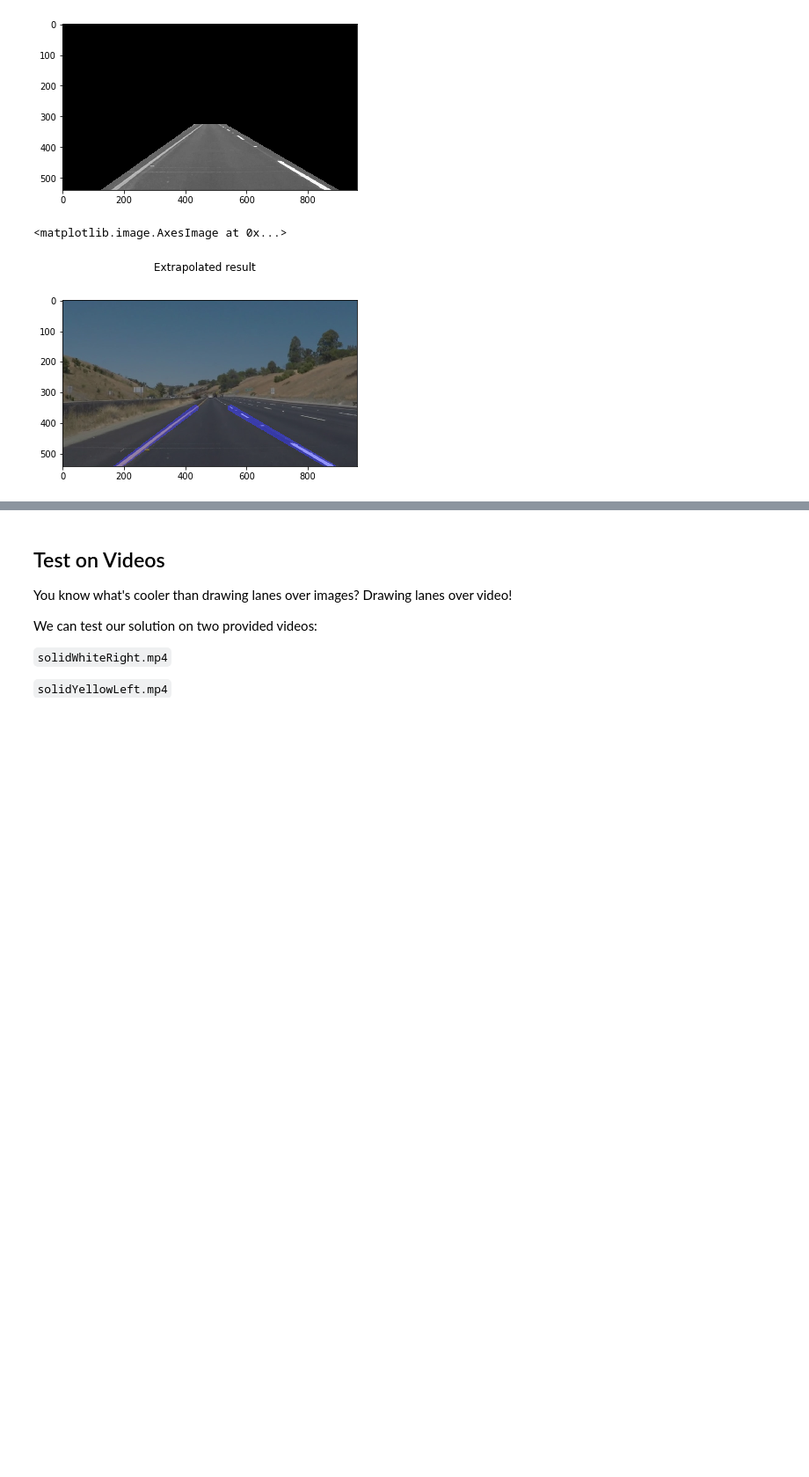
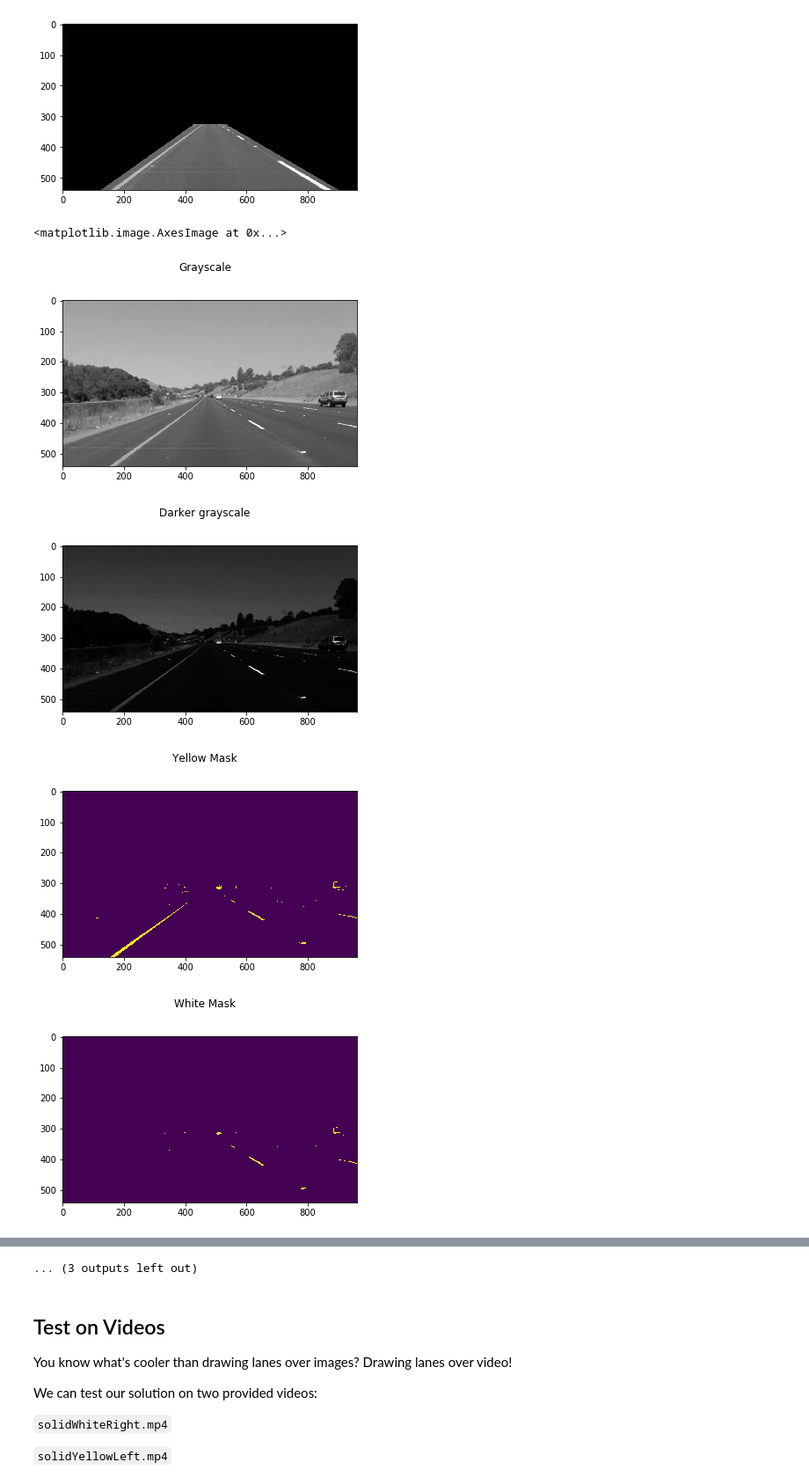
Before and after one commit to hlfshell/Udacity-CarND-LaneLines-P1, a Jupyter notebook: P1.ipynb, the cells around one changed output, grey strips where cells are left out. Shown: that part at 88% size. Cells and saved outputs as stored; diff of their text form; code cells hidden in the pictures; blank space fills up the shorter version.

```diff
--- a/P1.ipynb
+++ b/P1.ipynb
@@ -222,20 +222,13 @@ def partition(image, area, debug=False):
         plt.imshow(mask, cmap='gray')
 
     return mask
-# %%
-def prepare_image(image, debug=False):
-    # turn to grayscale
-    gray = cv2.cvtColor(image, cv2.COLOR_RGB2GRAY)
-    if debug:
-        plt.figure()
-        plt.suptitle("Grayscale")
-        plt.imshow(gray, cmap='gray')
-
-    # blur (gaussian)
-    blurred = cv2.GaussianBlur(gray, (5, 5), 0)
-    if debug:
-        plt.figure()
-        plt.suptitle("Gaussian Blur")
-        plt.imshow(blurred, cmap='gray')
-
-    return blurred
+# %%
+#This was found on StackOverflow, available here:
+# https://stackoverflow.com/questions/33322488/how-to-change-image-illumination-in-opencv-python
+def adjust_gamma(image, gamma=1.0):
+
+   invGamma = 1.0 / gamma
+   table = np.array([((i / 255.0) ** invGamma) * 255
+      for i in np.arange(0, 256)]).astype("uint8")
+
+   return cv2.LUT(image, table)
@@ -359,8 +360,8 @@ def extrapolate_lane_lines(hough_lines, previous_history=None):
 #Takes an image
 #Returns
 #arr of line objects from hough fnc, mask image,overlayed image
-def get_hough_lines(image, debug):
-    prepared = prepare_image(image, debug)
+def get_hough_lines(image, colorType="RGB", debug=False):
+    prepared = prepare_image(image, colorType, debug)
 
     # canny
     edges = get_edges(prepared)
@@ -381,7 +382,8 @@ def get_hough_lines(image, debug):
     short_lines_image = np.copy(image) * 0
     for line in lines:
         for x0, y0, x1, y1 in line:
-            #Note - we're in BGR!
+            #Note - we're in BGR sometimes, RGB in others
+            #So colors aren't always what you suspect
             #Here we would draw the lines, but we're extrapolating now
             cv2.line(short_lines_image, (x0,y0), (x1,y1), (0, 0, 255) , 10)
 
@@ -416,9 +418,9 @@ def pipeline_hough(image, debug=False):
 # hough_lines mask, extrapolated line mask,
 #processed image w/ hough_lines, extrapolated, respectively
 #debug prints out each stage
-def pipeline(image, debug=False):
+def pipeline(image, colorType="RGB", debug=False):
 
-    lines, _, _ = get_hough_lines(image, debug)
+    lines, _, _ = get_hough_lines(image, colorType, debug)
 
     #extrapolate_line
     left_line, right_line, _, _ = extrapolate_lane_lines(lines)
@@ -501,21 +503,24 @@ plt.imshow(result, cmap='gray')
 [figure]
 # %%
 #Test pipeline function
-test_img = "./test_images/whiteCarLaneSwitch.jpg"
+test_img = "./test_images/solidYellowCurve.jpg"
 '''
 'solidYellowCurve.jpg',
  'solidYellowLeft.jpg',
  'solidYellowCurve2.jpg',
  'solidWhiteRight.jpg',
  'solidWhiteCurve.jpg',
  'whiteCarLaneSwitch.jpg'
 '''
 image = cv2.imread(test_img)
 
-_, _, result = pipeline(image, debug=False)
+_, _, result = pipeline(image, colorType="BGR", debug=True)
 plt.figure()
 plt.suptitle("Extrapolated result")
 plt.imshow(cv2.cvtColor(result, cv2.COLOR_BGR2RGB))
 # %% [output]
 <matplotlib.image.AxesImage at 0x...>
-[figure, old version]
+[figure, new version]
+[figure, added]
+[figure, added]
+[figure, added]
@@ -522,3 +534,4 @@ plt.imshow(cv2.cvtColor(result, cv2.COLOR_BGR2RGB))
+... (3 outputs left out)
 # %% [markdown]
 ## Test on Videos
 
```
Also changed, not shown: parts of 9 cells of this notebook.
